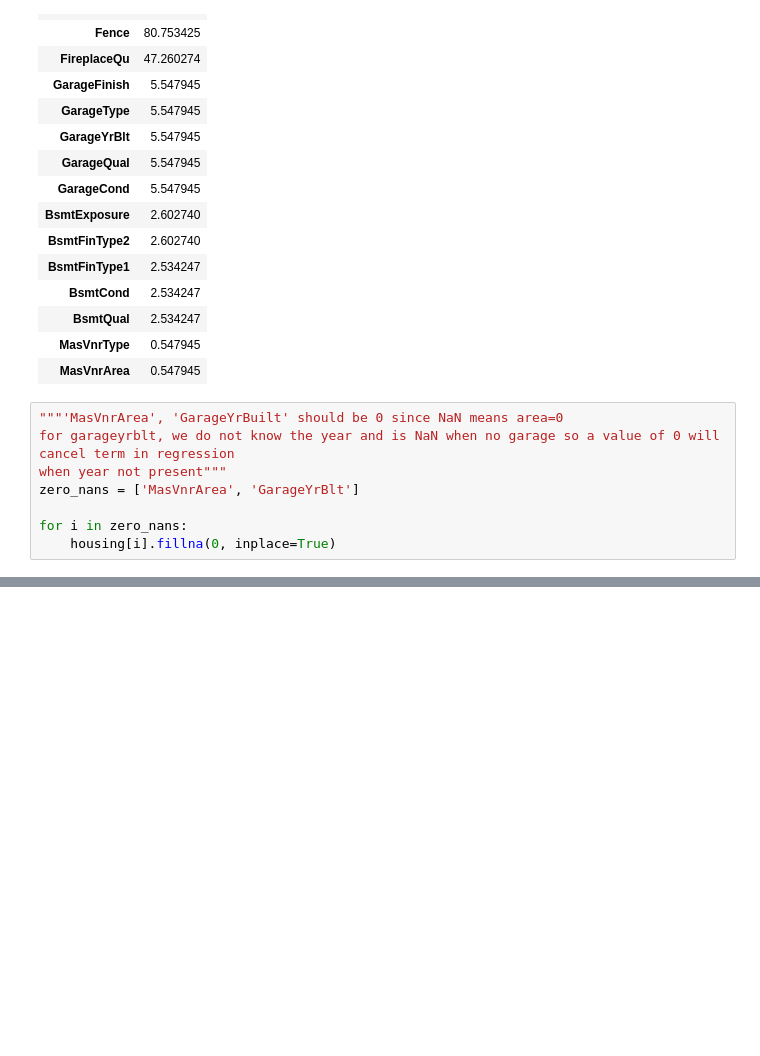
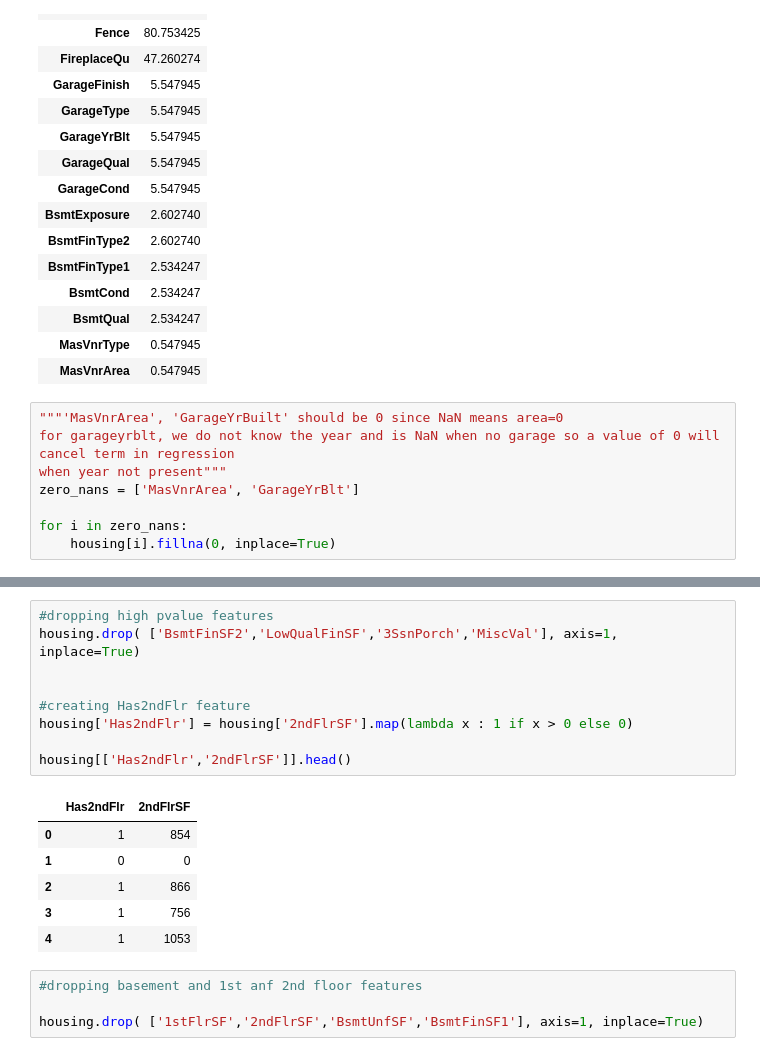
Before and after one commit to mickyals/Housing_Advanced_Regression_Model, a Jupyter notebook: House_Price_Prediciton_Mickell_Als.ipynb, the cells around one changed output, grey strips where cells are left out. Cells and saved outputs as stored; diff of their text form; blank space fills up the shorter version.

```diff
--- a/House_Price_Prediciton_Mickell_Als.ipynb
+++ b/House_Price_Prediciton_Mickell_Als.ipynb
@@ -334,0 +346,20 @@ numeric_graphs(housing, num_vars, 'SalePrice')
+# %%
+#dropping high pvalue features
+housing.drop( ['BsmtFinSF2','LowQualFinSF','3SsnPorch','MiscVal'], axis=1, inplace=True)
+
+
+#creating Has2ndFlr feature
+housing['Has2ndFlr'] = housing['2ndFlrSF'].map(lambda x : 1 if x > 0 else 0)
+
+housing[['Has2ndFlr','2ndFlrSF']].head()
+# %% [output]
+|  | Has2ndFlr | 2ndFlrSF |
+| 0 | 1 | 854 |
+| 1 | 0 | 0 |
+| 2 | 1 | 866 |
+| 3 | 1 | 756 |
+| 4 | 1 | 1053 |
+# %%
+#dropping basement and 1st anf 2nd floor features
+
+housing.drop( ['1stFlrSF','2ndFlrSF','BsmtUnfSF','BsmtFinSF1'], axis=1, inplace=True)
```
Also changed, not shown: parts of 45 cells of this notebook.
